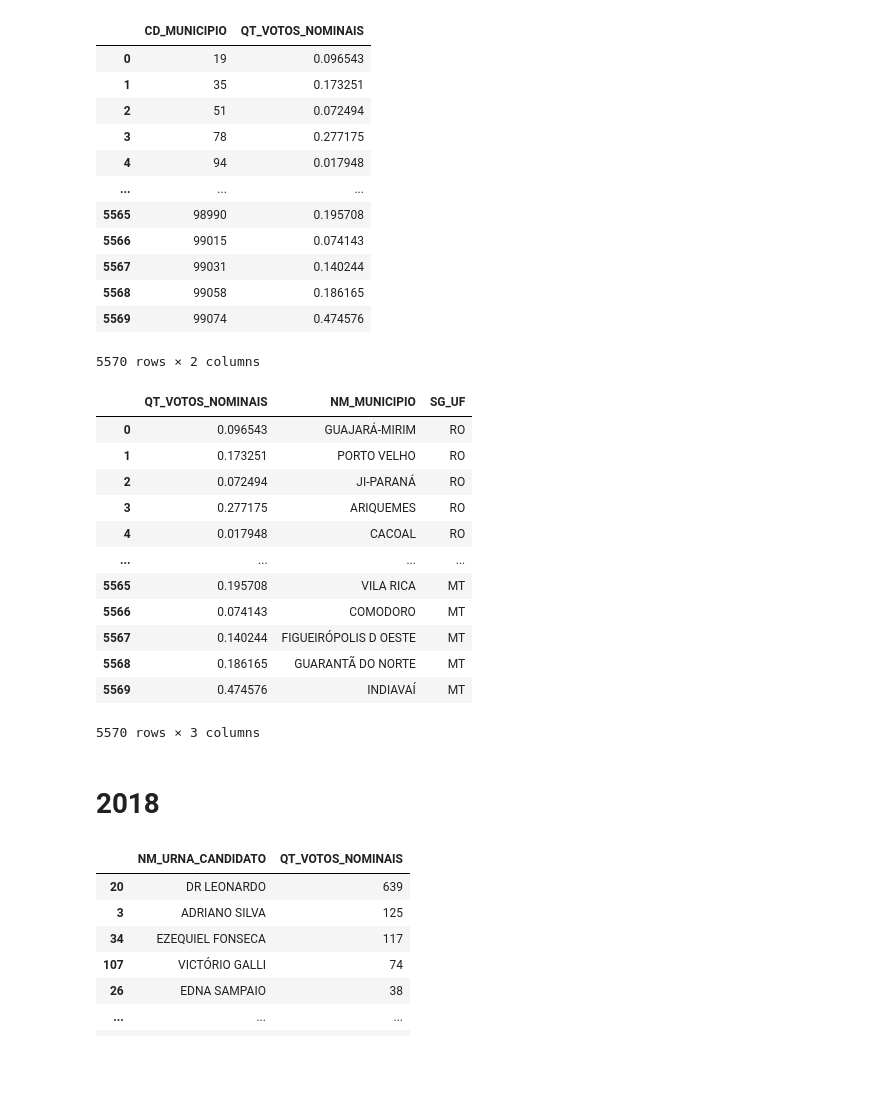
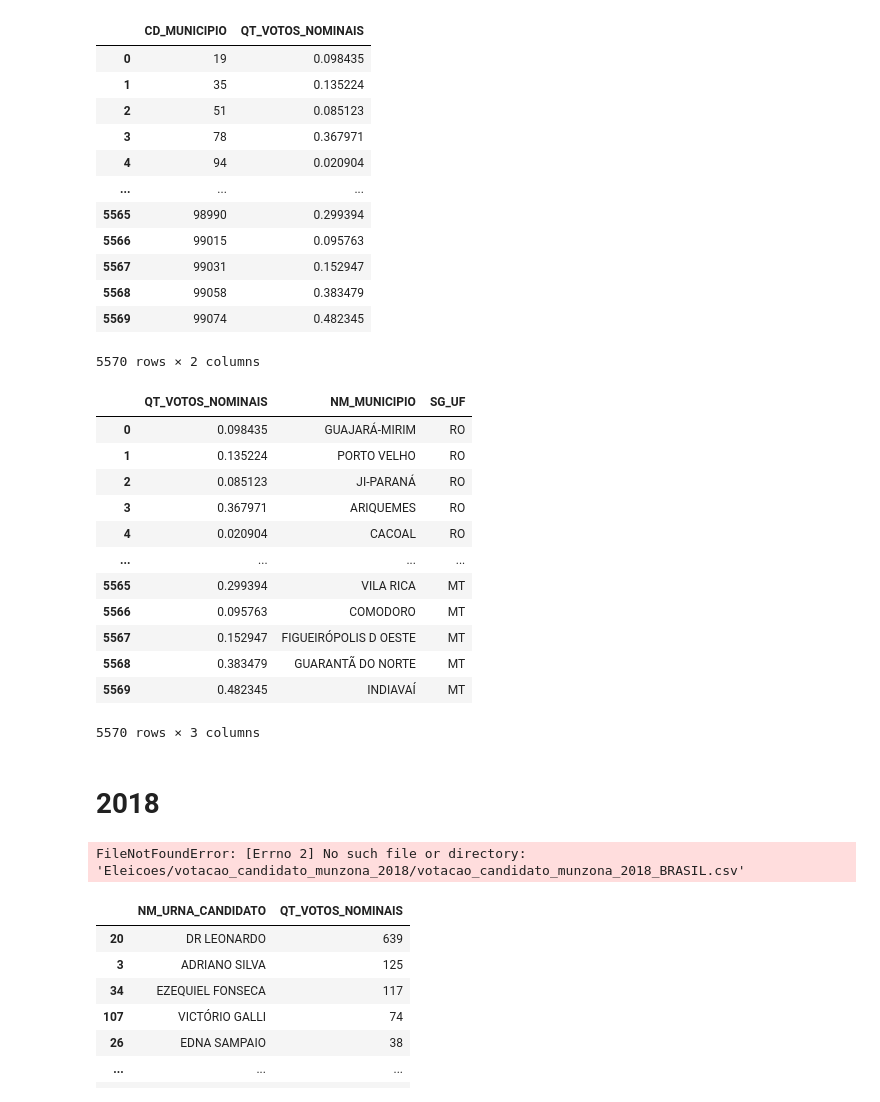
Before and after one commit to LuizVenosa/Grafico-Camera, a Jupyter notebook: Dados consolidado/eleicoes.ipynb, the cells around one changed output. Saved outputs shown, nothing was run; the diff lists cells and outputs as text; code cells hidden in the pictures; blank space fills up the shorter version.

```diff
--- a/Dados consolidado/eleicoes.ipynb
+++ b/Dados consolidado/eleicoes.ipynb
@@ -15,0 +9,5 @@ centrao_2022 = pd.read_csv('centrao_2022.csv')
+# %%
+nomes_centrao = pd.concat([centrao_2002, centrao_2006, centrao_2010, centrao_2014, centrao_2018, centrao_2022])
+nomes_centrao = nomes_centrao.drop_duplicates(subset=['0'], keep='first')
+nomes_centrao = nomes_centrao.reset_index(drop=True)
+nomes_centrao
@@ -39,10 +35,16 @@ Index(['DT_GERACAO', 'HH_GERACAO', 'ANO_ELEICAO', 'CD_TIPO_ELEICAO',
+# %%
+eleicao_2022_deputados = pd.read_csv('Eleicoes/votacao_candidato_munzona_2022/eleicao_2022_deputados.csv')
 # %%
 eleicao_grouped_2022 = eleicao_2022_deputados.groupby(['CD_MUNICIPIO','NM_URNA_CANDIDATO'])['QT_VOTOS_NOMINAIS'].sum().reset_index()
 # %%
+%pip install unidecode
+import unidecode
+
 # Normalize the names in centrao_2022
-centrao_2022['0'] = centrao_2022['0'].astype(str).apply(unidecode.unidecode)
-centrao_2022['0'] = centrao_2022['0'].str.strip()  # Remove leading and trailing spaces
-centrao_2022['0'] = centrao_2022['0'].str.replace(r'\s+', ' ', regex=True)  # Normalize whitespace
+
+nomes_centrao['0'] = nomes_centrao['0'].astype(str).apply(unidecode.unidecode)
+nomes_centrao['0'] = nomes_centrao['0'].str.strip()  # Remove leading and trailing spaces
+nomes_centrao['0'] = nomes_centrao['0'].str.replace(r'\s+', ' ', regex=True)  # Normalize whitespace
 
 # Normalize the names in merged_df_2022
 eleicao_grouped_2022['NM_URNA_CANDIDATO'] = eleicao_grouped_2022['NM_URNA_CANDIDATO'].astype(str).apply(unidecode.unidecode)
@@ -50,5 +52,5 @@ eleicao_grouped_2022['NM_URNA_CANDIDATO'] = eleicao_grouped_2022['NM_URNA_CANDID
 eleicao_grouped_2022['NM_URNA_CANDIDATO'] = eleicao_grouped_2022['NM_URNA_CANDIDATO'].str.replace(r'\s+', ' ', regex=True)  # Normalize whitespace
 
 # Convert to uppercase for case-insensitive comparison
-centrao_2022['0'] = centrao_2022['0'].str.upper()
+nomes_centrao['0'] = nomes_centrao['0'].str.upper()
 eleicao_grouped_2022['NM_URNA_CANDIDATO'] = eleicao_grouped_2022['NM_URNA_CANDIDATO'].str.upper()
@@ -55,23 +60,23 @@ eleicao_grouped_2022['NM_URNA_CANDIDATO'] = eleicao_grouped_2022['NM_URNA_CANDID
 # %%
-eleicao_grouped_centrao_2022 = pd.merge(eleicao_grouped_2022, centrao_2022, left_on='NM_URNA_CANDIDATO', right_on='0', how='inner')
+eleicao_grouped_centrao_2022 = pd.merge(eleicao_grouped_2022, nomes_centrao, left_on='NM_URNA_CANDIDATO', right_on='0', how='inner')
 total_votes_city_2022 = eleicao_grouped_2022.groupby('CD_MUNICIPIO')['QT_VOTOS_NOMINAIS'].sum()
 centrao_votes_city_2022 = eleicao_grouped_centrao_2022.groupby('CD_MUNICIPIO')['QT_VOTOS_NOMINAIS'].sum()
 indice_centrao_2022 = centrao_votes_city_2022 / total_votes_city_2022
 indice_centrao_2022 = indice_centrao_2022.reset_index()
 indice_centrao_2022
 # %% [output]
 |  | CD_MUNICIPIO | QT_VOTOS_NOMINAIS |
-| 0 | 19 | 0.096543 |
-| 1 | 35 | 0.173251 |
-| 2 | 51 | 0.072494 |
-| 3 | 78 | 0.277175 |
-| 4 | 94 | 0.017948 |
+| 0 | 19 | 0.098435 |
+| 1 | 35 | 0.135224 |
+| 2 | 51 | 0.085123 |
+| 3 | 78 | 0.367971 |
+| 4 | 94 | 0.020904 |
 | ... | ... | ... |
-| 5565 | 98990 | 0.195708 |
-| 5566 | 99015 | 0.074143 |
-| 5567 | 99031 | 0.140244 |
-| 5568 | 99058 | 0.186165 |
-| 5569 | 99074 | 0.474576 |
+| 5565 | 98990 | 0.299394 |
+| 5566 | 99015 | 0.095763 |
+| 5567 | 99031 | 0.152947 |
+| 5568 | 99058 | 0.383479 |
+| 5569 | 99074 | 0.482345 |
 5570 rows × 2 columns
 # %%
 names_cd_city = eleicao_2022_deputados[['CD_MUNICIPIO','NM_MUNICIPIO', 'SG_UF']].drop_duplicates()
@@ -82,22 +87,24 @@ indice_centrao_2022 = indice_centrao_2022.drop(columns=['CD_MUNICIPIO', 'index']
 indice_centrao_2022
 # %% [output]
 |  | QT_VOTOS_NOMINAIS | NM_MUNICIPIO | SG_UF |
-| 0 | 0.096543 | GUAJARÁ-MIRIM | RO |
-| 1 | 0.173251 | PORTO VELHO | RO |
-| 2 | 0.072494 | JI-PARANÁ | RO |
-| 3 | 0.277175 | ARIQUEMES | RO |
-| 4 | 0.017948 | CACOAL | RO |
+| 0 | 0.098435 | GUAJARÁ-MIRIM | RO |
+| 1 | 0.135224 | PORTO VELHO | RO |
+| 2 | 0.085123 | JI-PARANÁ | RO |
+| 3 | 0.367971 | ARIQUEMES | RO |
+| 4 | 0.020904 | CACOAL | RO |
 | ... | ... | ... | ... |
-| 5565 | 0.195708 | VILA RICA | MT |
-| 5566 | 0.074143 | COMODORO | MT |
-| 5567 | 0.140244 | FIGUEIRÓPOLIS D OESTE | MT |
-| 5568 | 0.186165 | GUARANTÃ DO NORTE | MT |
-| 5569 | 0.474576 | INDIAVAÍ | MT |
+| 5565 | 0.299394 | VILA RICA | MT |
+| 5566 | 0.095763 | COMODORO | MT |
+| 5567 | 0.152947 | FIGUEIRÓPOLIS D OESTE | MT |
+| 5568 | 0.383479 | GUARANTÃ DO NORTE | MT |
+| 5569 | 0.482345 | INDIAVAÍ | MT |
 5570 rows × 3 columns
 # %%
 indice_centrao_2022.to_csv('indice_centrao_2022.csv', index=False)
 # %% [markdown]
 # 2018
 # %%
-eleicao_geral_2018 = pd.read_csv('Eleicoes/votacao_candidato_munzona_2018/votacao_candidato_munzona_2018_BRASIL.csv', encoding='latin1', sep=';')
+# eleicao_geral_2018 = pd.read_csv('Eleicoes/votacao_candidato_munzona_2018/votacao_candidato_munzona_2018_BRASIL.csv', encoding='latin1', sep=';')
+# %% [output]
+FileNotFoundError: [Errno 2] No such file or directory: 'Eleicoes/votacao_candidato_munzona_2018/votacao_candidato_munzona_2018_BRASIL.csv'
 # %%
```
Also changed, not shown: parts of 34 cells of this notebook, 43 other files.
